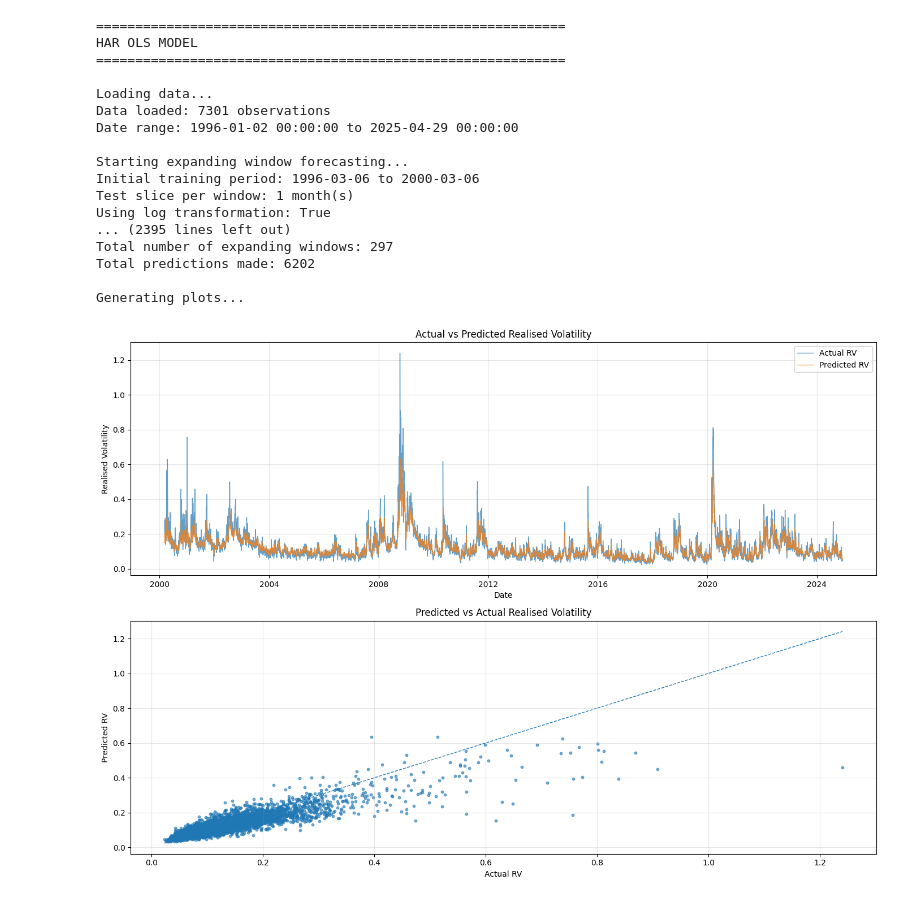
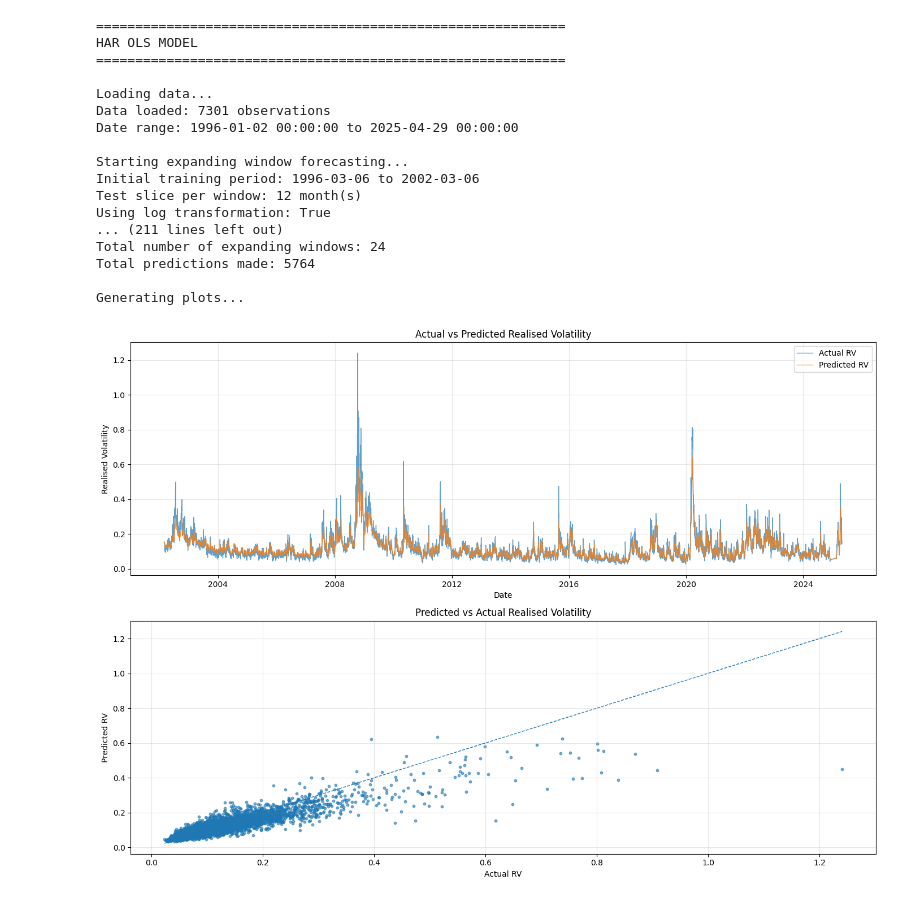
Before and after one commit to dlwlsdn03/bicmemory, a Jupyter notebook: HAR/HAR.ipynb, the cells around one changed output. Drawn from its saved outputs; the diff is of its cells as text; code cells hidden in the pictures.

```diff
--- a/HAR/HAR.ipynb
+++ b/HAR/HAR.ipynb
@@ -17,8 +17,8 @@ class Config_HAR:
     max_bic_lag = 44
 
     # Data parameters
-    initial_train_years = 4
-    test_months = 1
+    initial_train_years = 6
+    test_months = 12
 
     # Transformations
     use_log_transform = True
@@ -49,10 +49,10 @@ def prepare_train_test_data(df, train_start, train_end, test_start, test_end):
     test_data = df[test_start:test_end]
     return train_data, test_data
 # %%
-def calculate_BIC(rv_data, max_lag: int = 44):
+def calculate_BIC(train_data, max_lag: int = 44):
     bic_values = {}
     for lag in range(2, max_lag + 1):
-        model = AutoReg(rv_data.iloc[-252:], lags=lag, old_names=False)
+        model = AutoReg(train_data.iloc[-252:], lags=lag, old_names=False)
         result = model.fit()
         bic_values[lag] = result.bic
     best_lag = min(bic_values, key=bic_values.get)
@@ -116,7 +116,7 @@ def expanding_window_forecast(rv_data, config):
         train_start = start_date
         train_end = current_test_start - Timedelta(days=1)
         test_end = min(
-            current_test_start + pd.DateOffset(months=config.test_months) - Timedelta(days=1),
+            current_test_start + pd.DateOffset(months=config.test_months),
             last_date
         )
 
@@ -197,7 +197,7 @@ def expanding_window_forecast(rv_data, config):
         all_results.append(window_df)
 
         # Advance to next window
-        current_test_start = test_end + Timedelta(days=1)
+        current_test_start = current_test_start + pd.DateOffset(months=config.test_months)
 
     if not all_results:
         print("No results generated. Check data range and configuration.")
@@ -281,38 +281,38 @@ def main_har():
     results_df = expanding_window_forecast(rv_data, config)
 
     # Save results
     if config.use_bic:
-        output_filename = 'har_bic_rv_forecast_results.csv'
+        output_filename = 'HAR BIC.csv'
     else:
-        output_filename = 'har_rv_forecast_results.csv'
+        output_filename = 'HAR.csv'
     results_df.to_csv(output_filename, index=False)
     print(f"\nResults saved to {output_filename}")
 
     # Print summary statistics
     print_summary_statistics(results_df)
 
     # Plot results
     print("\nGenerating plots...")
     plot_results(results_df)
 
 if __name__ == "__main__":
     main_har()
 # %% [output]
 ============================================================
 HAR OLS MODEL
 ============================================================
 
 Loading data...
 Data loaded: 7301 observations
 Date range: 1996-01-02 00:00:00 to 2025-04-29 00:00:00
 
 Starting expanding window forecasting...
-Initial training period: 1996-03-06 to 2000-03-06
-Test slice per window: 1 month(s)
+Initial training period: 1996-03-06 to 2002-03-06
+Test slice per window: 12 month(s)
 Using log transformation: True
-... (2395 lines left out)
-Total number of expanding windows: 297
-Total predictions made: 6202
+... (211 lines left out)
+Total number of expanding windows: 24
+Total predictions made: 5764
 
 Generating plots...
-[figure, old version]
+[figure, new version]
```
